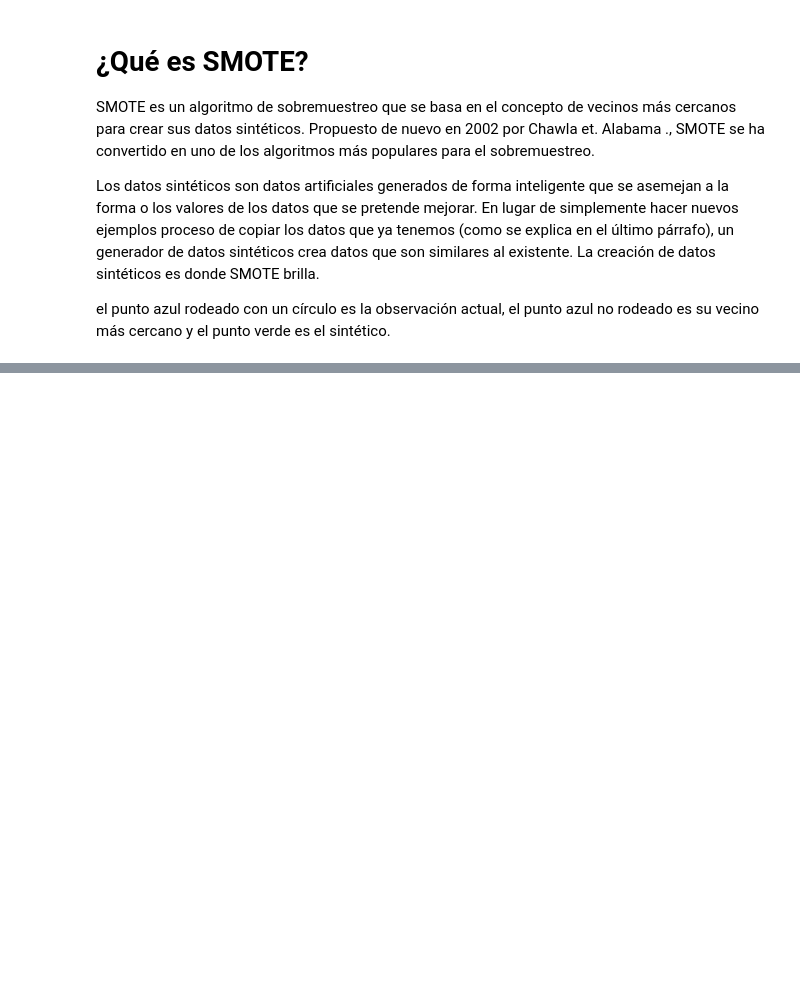
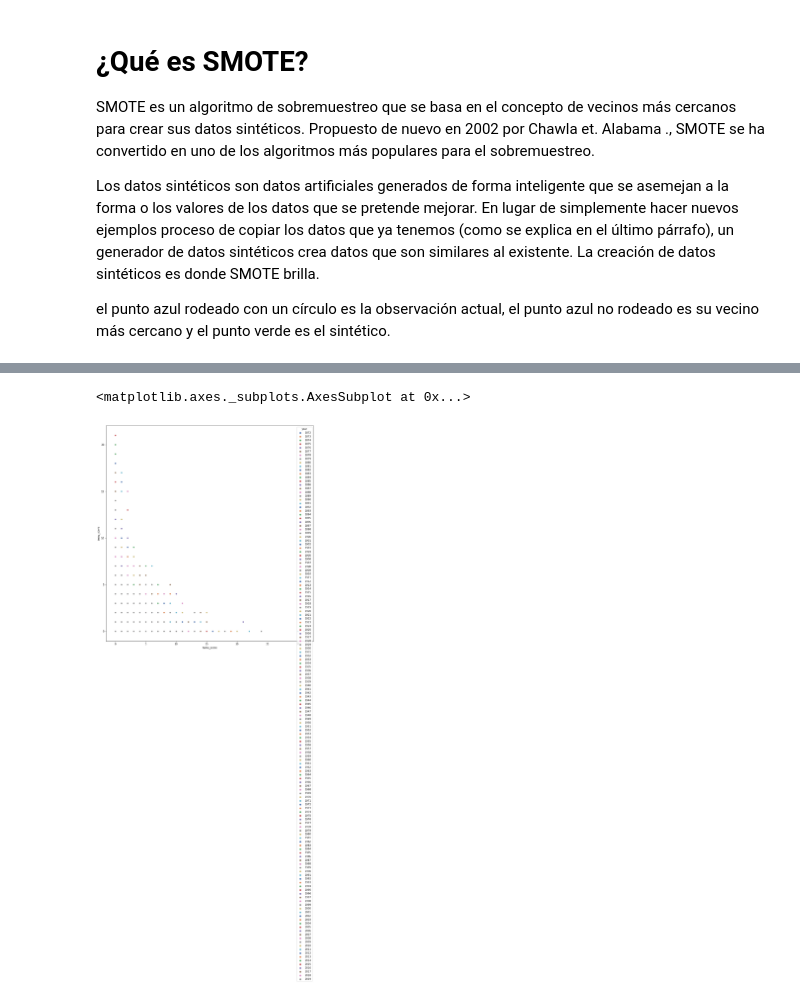
Before and after one commit to JMML2021/0501_sampling, a Jupyter notebook: 05_Sampling.ipynb, the cells around one changed output, grey strips where cells are left out. Drawn from its saved outputs; the diff is of its cells as text; code cells hidden in the pictures; blank space fills up the shorter version.

```diff
--- a/05_Sampling.ipynb
+++ b/05_Sampling.ipynb
@@ -645,0 +709,9 @@ el punto azul rodeado con un círculo es la observación actual, el punto azul n
+# %%
+f, ax = plt.subplots(figsize=(15,16))
+
+
+sns.axes_style( )
+sns.scatterplot( 'home_score','away_score', data= df1, hue='year', palette="deep")
+# %% [output]
+<matplotlib.axes._subplots.AxesSubplot at 0x...>
+[figure, added]
```
Also changed, not shown: parts of 8 cells of this notebook.
